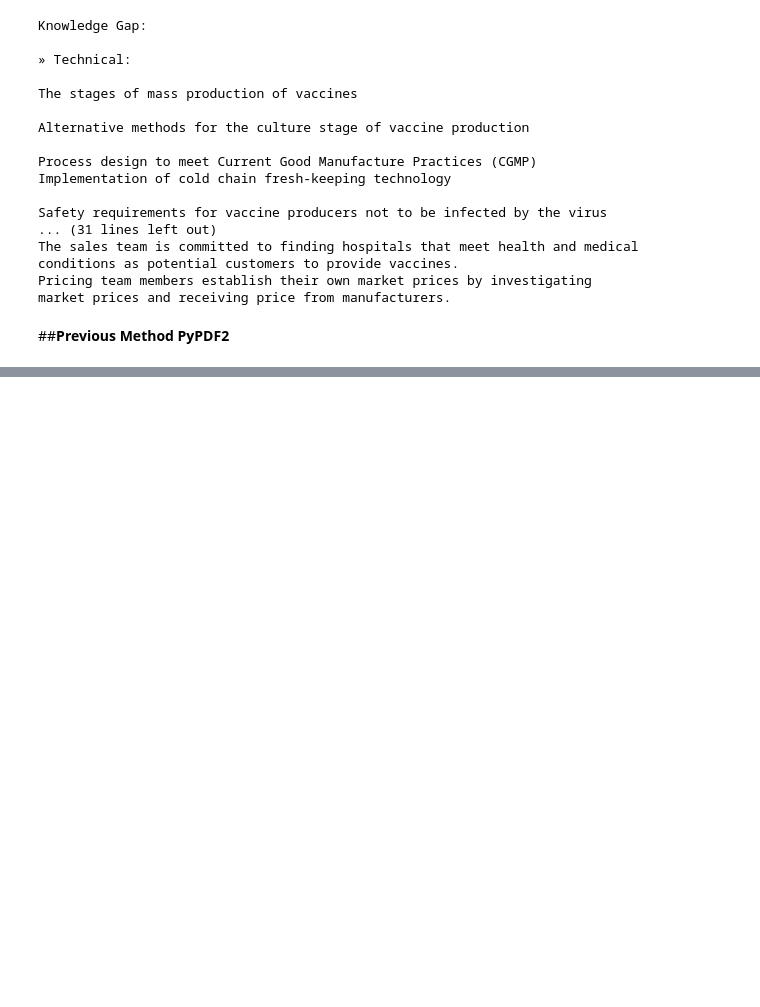
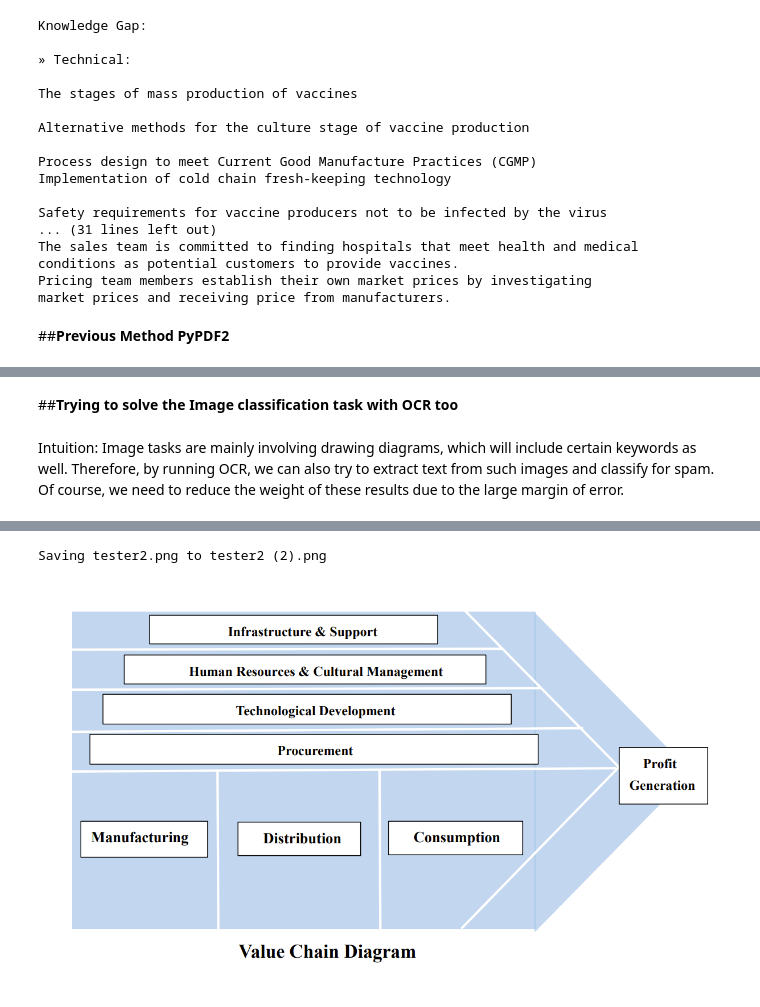
Before and after one commit to GuptPrana/NLPScreening-CareerHackers.io, a Jupyter notebook: OCRvsPyPDF2.ipynb, the cells around one changed output, grey strips where cells are left out. Cells and saved outputs as stored; diff of their text form; code cells hidden in the pictures; blank space fills up the shorter version.

```diff
--- a/OCRvsPyPDF2.ipynb
+++ b/OCRvsPyPDF2.ipynb
@@ -94,3 +94,13 @@ K n o w l e d g e G a p :
 c o n d i t i o n s a s p o t e n t i a l c u s t o m e r s t o p r o v i d e v a c c i n e s .
 P r i c i n g t e a m m e m b e r s e s t a b l i s h t h e i r o w n m a r k e t p r i c e s b y i n v e s t i g a t i n g
 m a r k e t p r i c e s a n d r e c e i v i n g p r i c e f r o m m a n u f a c t u r e r s .
+# %% [markdown]
+##**Trying to solve the Image classification task with OCR too**
+# %% [markdown]
+Intuition: Image tasks are mainly involving drawing diagrams, which will include certain keywords as well. Therefore, by running OCR, we can also try to extract text from such images and classify for spam. Of course, we need to reduce the weight of these results due to the large margin of error.
+# %%
+from google.colab import files
+uploaded = files.upload()
+img = Image.open('tester2.png')
+display.display(img)
+# %% [output]
@@ -96,0 +108,2 @@ m a r k e t p r i c e s a n d r e c e i v i n g p r i c e f r o m m a n u f a c
+Saving tester2.png to tester2 (2).png
+[figure, added]
```
Also changed, not shown: parts of 5 cells of this notebook.
